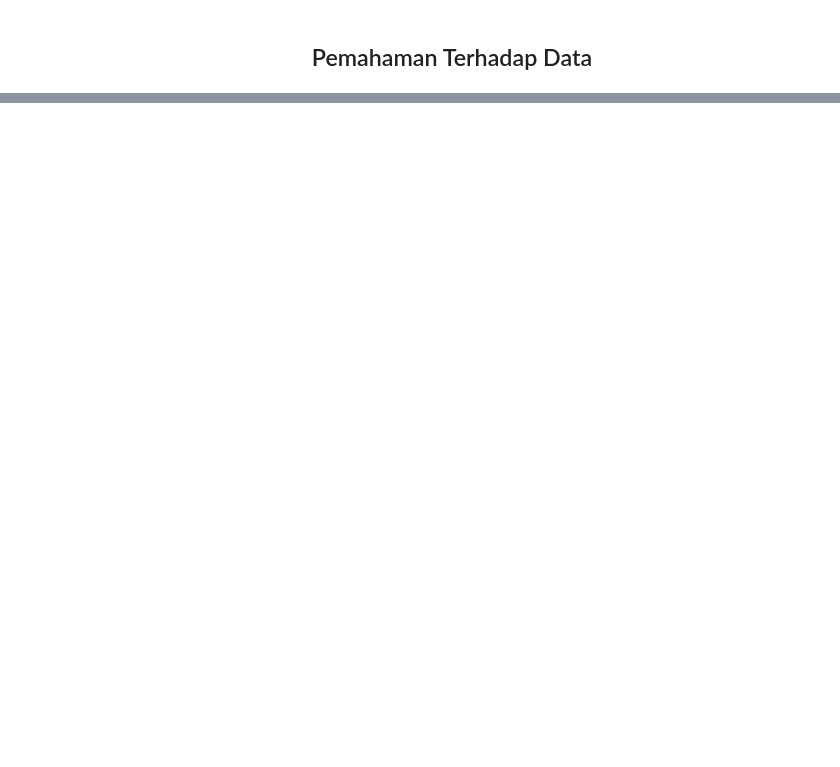
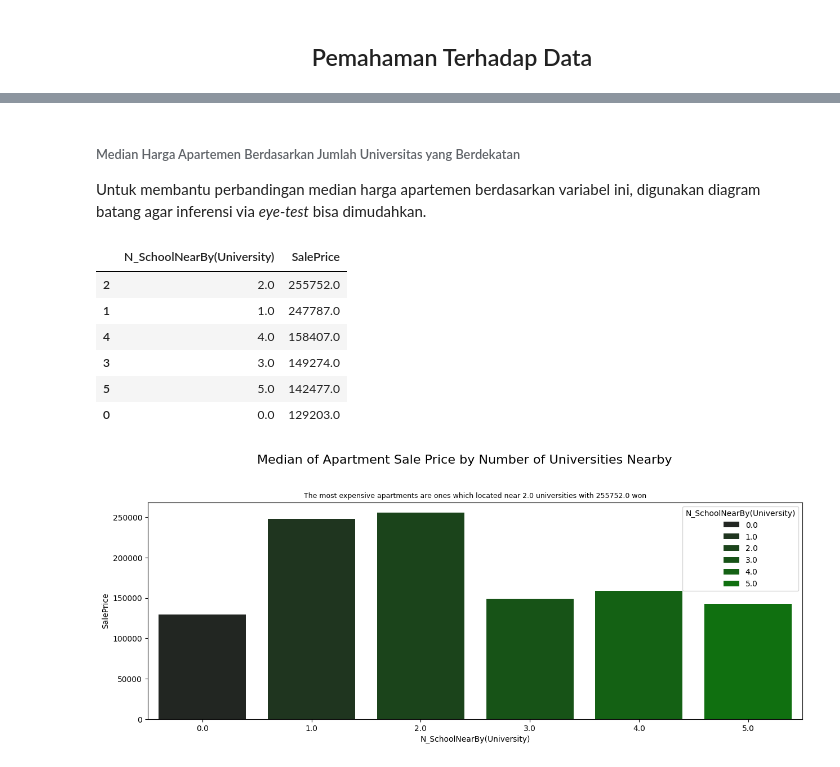
Before and after one commit to mrarvandy/capstone-project-module-3-jcdsol-016, a Jupyter notebook: data-analysis-and-modelling.ipynb, the cells around one changed output, grey strips where cells are left out. Drawn from its saved outputs; the diff is of its cells as text; code cells hidden in the pictures; blank space fills up the shorter version.

```diff
--- a/data-analysis-and-modelling.ipynb
+++ b/data-analysis-and-modelling.ipynb
@@ -59,0 +291,22 @@ Nantinya, untuk evaluasi secara menyeluruh, tidak hanya berdasarkan dari kompone
+# %% [markdown]
+###### Median Harga Apartemen Berdasarkan Jumlah Universitas yang Berdekatan
+
+Untuk membantu perbandingan median harga apartemen berdasarkan variabel ini, digunakan diagram batang agar inferensi via _eye-test_ bisa dimudahkan.
+# %%
+df_facilities_uni_price = df.groupby(['N_SchoolNearBy(University)'])['SalePrice'].median().reset_index().sort_values(by = 'SalePrice', ascending = False)
+display(df_facilities_uni_price)
+
+plt.figure(figsize = (15, 5))
+sns.barplot(data = df_facilities_uni_price, x = 'N_SchoolNearBy(University)', y = 'SalePrice', hue = 'N_SchoolNearBy(University)', color = 'green')
+plt.suptitle(f'Median of Apartment Sale Price by Number of Universities Nearby', y = 1.05, fontsize = 16)
+plt.title(f'The most expensive apartments are ones which located near {df_facilities_uni_price.iloc[0, 0]} universities with {df_facilities_uni_price.iloc[0, 1]} won', wrap = True, horizontalalignment = 'center', fontsize = 9)
+plt.show()
+# %% [output]
+|  | N_SchoolNearBy(University) | SalePrice |
+| 2 | 2.0 | 255752.0 |
+| 1 | 1.0 | 247787.0 |
+| 4 | 4.0 | 158407.0 |
+| 3 | 3.0 | 149274.0 |
+| 5 | 5.0 | 142477.0 |
+| 0 | 0.0 | 129203.0 |
+[figure, added]
```
Also changed, not shown: parts of 142 cells of this notebook, 1 other file.
